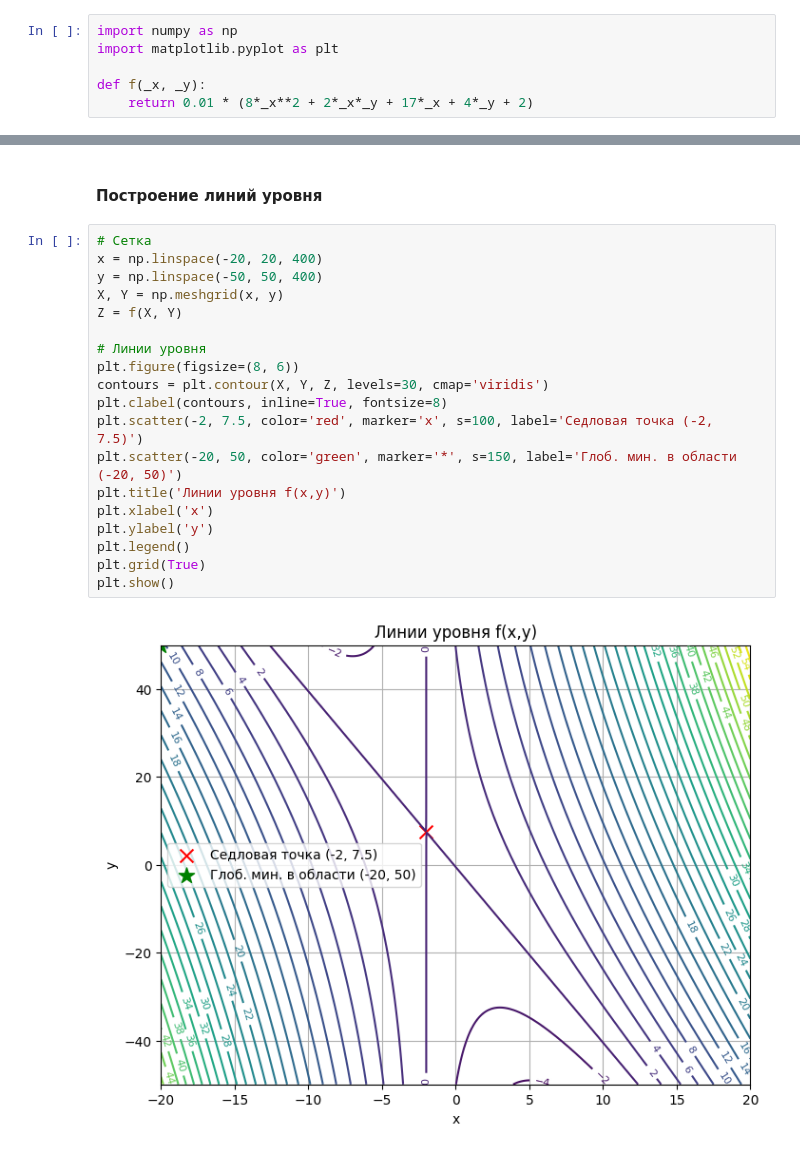
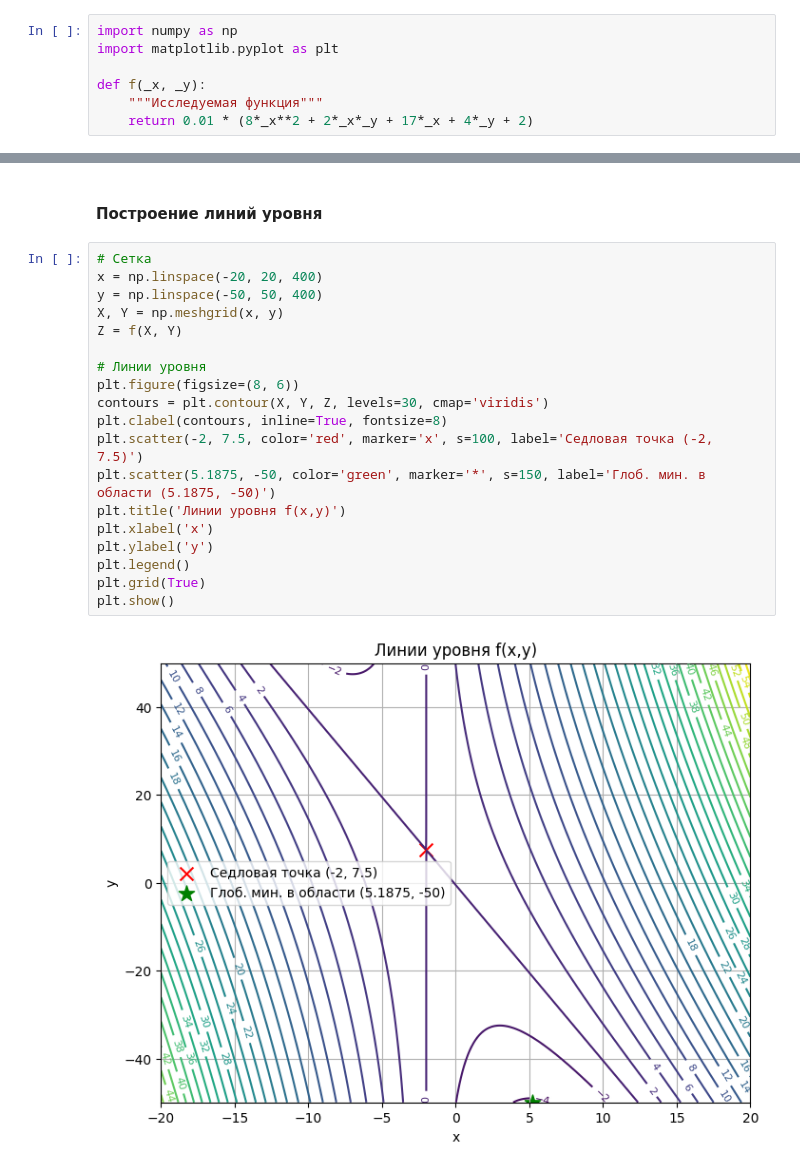
Before and after one commit to Eternal-Serenity-Crew/optimization-methods, a Jupyter notebook: lab7/lab7.ipynb, the cells around one changed output, grey strips where cells are left out. Saved outputs shown, nothing was run; the diff lists cells and outputs as text.

```diff
--- a/lab7/lab7.ipynb
+++ b/lab7/lab7.ipynb
@@ -14,6 +14,7 @@ import numpy as np
 import matplotlib.pyplot as plt
 
 def f(_x, _y):
+    """Исследуемая функция"""
     return 0.01 * (8*_x**2 + 2*_x*_y + 17*_x + 4*_y + 2)
 # %% [markdown]
 ## Задание 1
@@ -82,21 +116,21 @@ $ f(20,50)=0{,}01\bigl(3200+2000+340+200+2\bigr)=0{,}01\cdot5742=57{,}42 $.
 # %%
 # Сетка
 x = np.linspace(-20, 20, 400)
 y = np.linspace(-50, 50, 400)
 X, Y = np.meshgrid(x, y)
 Z = f(X, Y)
 
 # Линии уровня
 plt.figure(figsize=(8, 6))
 contours = plt.contour(X, Y, Z, levels=30, cmap='viridis')
 plt.clabel(contours, inline=True, fontsize=8)
 plt.scatter(-2, 7.5, color='red', marker='x', s=100, label='Седловая точка (-2, 7.5)')
-plt.scatter(-20, 50, color='green', marker='*', s=150, label='Глоб. мин. в области (-20, 50)')
+plt.scatter(5.1875, -50, color='green', marker='*', s=150, label='Глоб. мин. в области (5.1875, -50)')
 plt.title('Линии уровня f(x,y)')
 plt.xlabel('x')
 plt.ylabel('y')
 plt.legend()
 plt.grid(True)
 plt.show()
 # %% [output]
-[figure, old version]
+[figure, new version]
```
Also changed, not shown: parts of 11 cells of this notebook.
